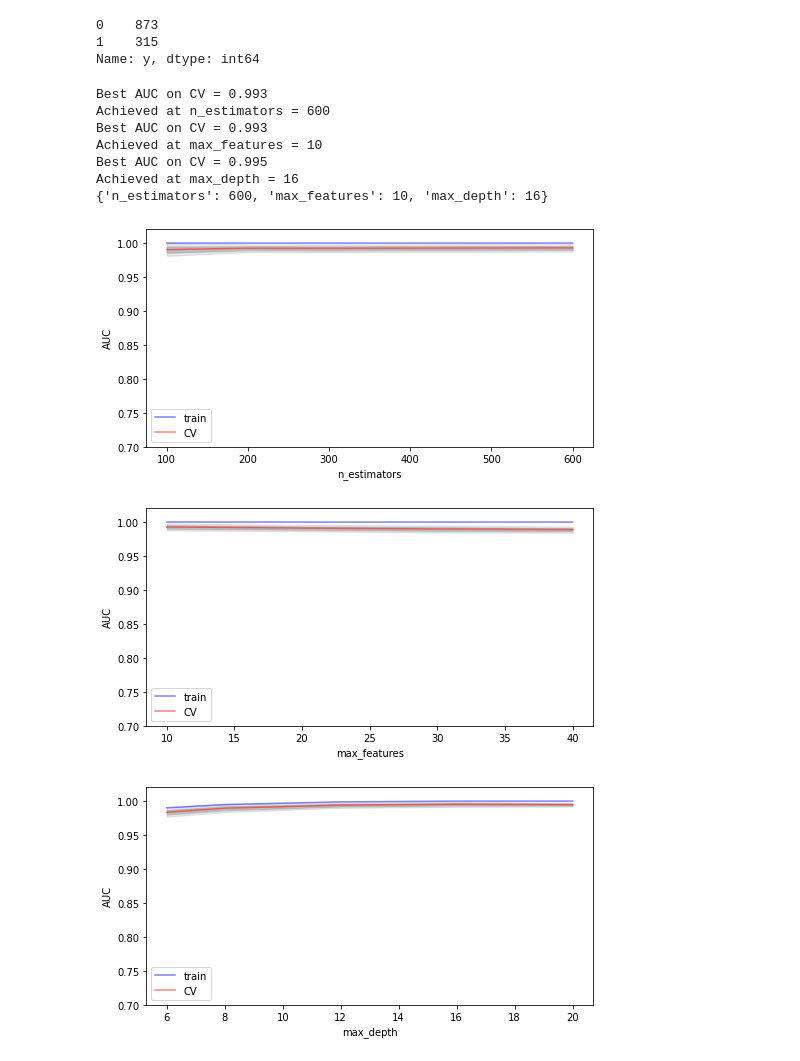
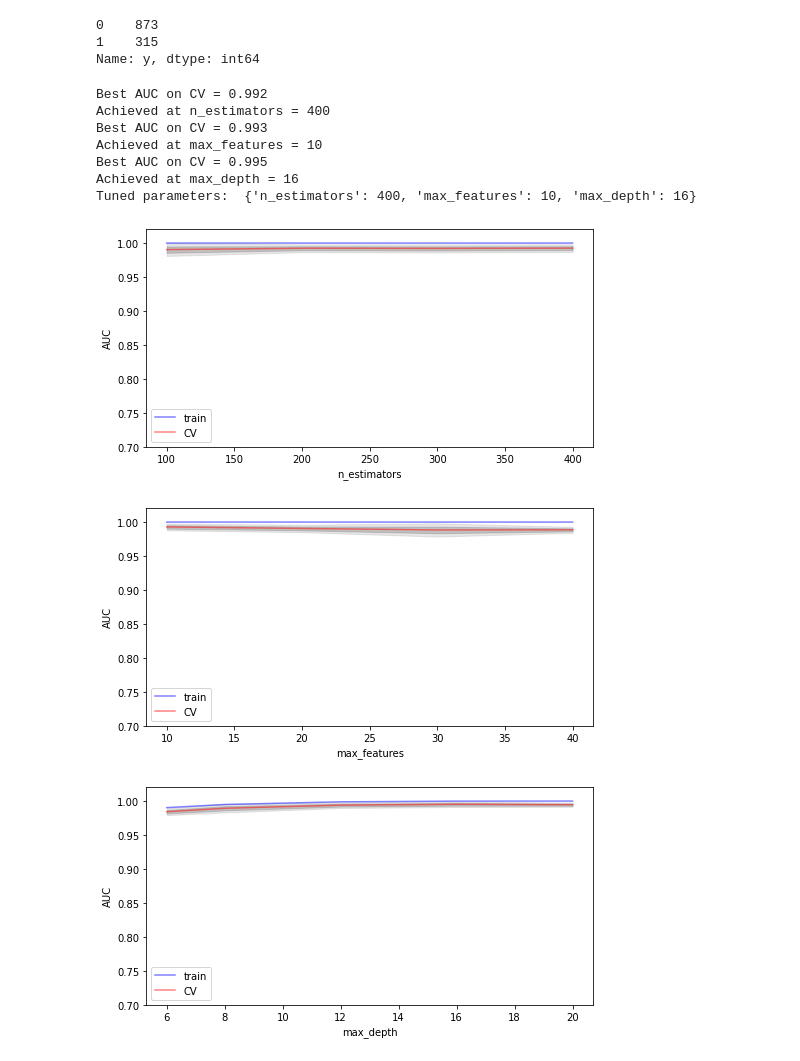
Before and after one commit to Mash-Isa/Diplom, a Jupyter notebook: Diploma_Project/Training/Hyperparameters_tuning.ipynb, the cells around one changed output. Drawn from its saved outputs; the diff is of its cells as text; code cells hidden in the pictures.

Commit message:
Add OOP for tuning

```diff
--- a/Diploma_Project/Training/Hyperparameters_tuning.ipynb
+++ b/Diploma_Project/Training/Hyperparameters_tuning.ipynb
@@ -3,6 +3,7 @@
 import pandas as pd
 from func import *
 from IPython.core.display_functions import display
+hyperparameter_tuner = HyperparameterTuner()
 # %%
 # Read and display data
 df = pd.read_csv('../data/train_data.csv')
@@ -23,22 +24,22 @@ Name: y, dtype: int64
 # %%
 # Define the dictionary with parameters and values for them
 params_dict = {
-      'n_estimators': [100, 200, 300, 400, 500, 600],
+      'n_estimators': [100, 200, 300, 400],
       'max_features': [10, 20, 30, 40],
       'max_depth': [6, 8, 12, 16, 20]
 }
 # %%
 # Perform the hyper parameters tuning
-params = perform_tuning(params_dict, X_train, y_train, 'balanced')
-print(params)
+params = hyperparameter_tuner.perform_tuning(params_dict, X_train, y_train, 'balanced')
+print('Tuned parameters: ', params)
 # %% [output]
-Best AUC on CV = 0.993
-Achieved at n_estimators = 600
+Best AUC on CV = 0.992
+Achieved at n_estimators = 400
 Best AUC on CV = 0.993
 Achieved at max_features = 10
 Best AUC on CV = 0.995
 Achieved at max_depth = 16
-{'n_estimators': 600, 'max_features': 10, 'max_depth': 16}
+Tuned parameters:  {'n_estimators': 400, 'max_features': 10, 'max_depth': 16}
-[figure, old version]
+[figure, new version]
 [figure]
 [figure]
```
Also changed, not shown: 2 other files.
